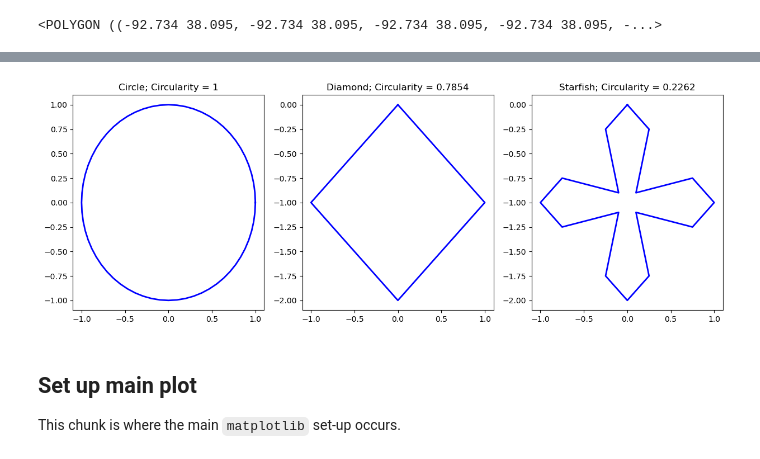
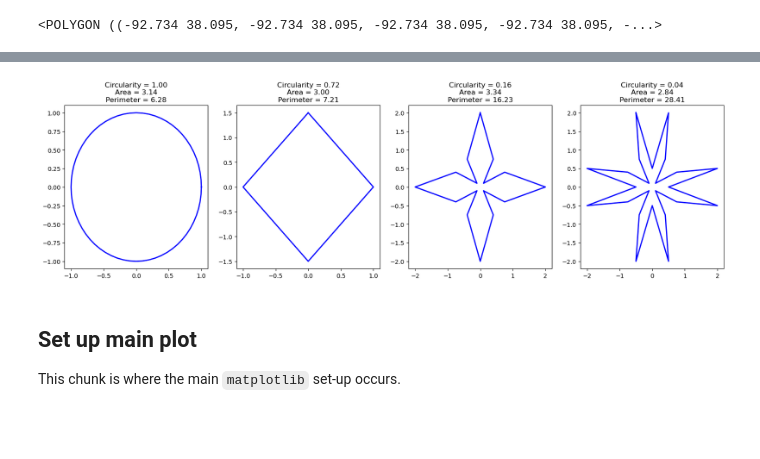
Before and after one commit to DOI-USGS/vizlab-chart-challenge-23, a Jupyter notebook: 11_circular_jhariharan/empty_template_script.ipynb, the cells around one changed output, grey strips where cells are left out. Cells and saved outputs as stored; diff of their text form; code cells hidden in the pictures; blank space fills up the shorter version.

```diff
--- a/11_circular_jhariharan/empty_template_script.ipynb
+++ b/11_circular_jhariharan/empty_template_script.ipynb
@@ -212,27 +213,33 @@ plt.show()
-# %%
-# define the shapes
-circle = Point(0, 0).buffer(1)
-diamond = Polygon([(0, 0), (0.5, -0.5), (1, -1), (0.5, -1.5), (0, -2), (-0.5, -1.5), (-1, -1), (-0.5, -0.5)])
-starfish = Polygon([(0, 0), (0.25, -0.25), (0.1, -0.9), (0.75, -0.75), (1, -1), (0.75, -1.25), (0.1, -1.1), (0.25, -1.75), (0, -2), (-0.25, -1.75), (-0.1, -1.1), (-0.75, -1.25), (-1, -1), (-0.75, -0.75), (-0.1, -0.9), (-0.25, -0.25)])
-# plot the shapes
-fig, ax = plt.subplots(1, 3, figsize=(15, 5))
-# plot the circle
-x, y = circle.exterior.xy
-ax[0].plot(x, y, color="blue", linewidth=2)
-ax[0].set_title("Circle; Circularity = 1")
-# plot the diamond
-x, y = diamond.exterior.xy
-ax[1].plot(x, y, color="blue", linewidth=2)
-diamond_circularity = 4 * np.pi * diamond.area / diamond.length**2
-ax[1].set_title(f"Diamond; Circularity = {diamond_circularity:.4f}")
-# plot the starfish
-x, y = starfish.exterior.xy
-ax[2].plot(x, y, color="blue", linewidth=2)
-starfish_circularity = 4 * np.pi * starfish.area / starfish.length**2
-ax[2].set_title(f"Starfish; Circularity = {starfish_circularity:.4f}")
-plt.show()
-# %% [output]
-[figure, removed]
+# %%
+# define the shapes
+circle = Point(0, 0).buffer(1)
+diamond = Polygon([(0, 1.5), (0.5, 0.75), (1, 0.0), (0.5, -0.75), (0, -1.5), (-0.5, -0.75), (-1, 0.0), (-0.5, 0.75)])
+cross = Polygon([(0, 2.0), (0.4, 0.75), (0.1, 0.1), (0.75, 0.4), (2, 0.0), (0.75, -0.4), (0.1, -0.1), (0.4, -0.75), (0, -2), (-0.4, -0.75), (-0.1, -0.1), (-0.75, -0.4), (-2, 0.0), (-0.75, 0.4), (-0.1, 0.1), (-0.4, 0.75)])
+complex = Polygon([(-0.5, 2.0), (0.0, 0.5), (0.5, 2.0), (0.4, 0.75), (0.1, 0.1), (0.75, 0.4), (2, 0.5), (0.5, 0.0), (2, -0.5), (0.75, -0.4), (0.1, -0.1), (0.4, -0.75), (0.5, -2), (0, -0.5), (-0.5, -2), (-0.4, -0.75), (-0.1, -0.1), (-0.75, -0.4), (-2, -0.5), (-0.5, 0.0), (-2, 0.5), (-0.75, 0.4), (-0.1, 0.1), (-0.4, 0.75)])
+# plot the shapes
+fig, ax = plt.subplots(1, 4, figsize=(20, 5))
+# plot the circle
+x, y = circle.exterior.xy
+ax[0].plot(x, y, color="blue", linewidth=2)
+ax[0].set_title(f"Circularity = 1.00\nArea = {circle.area:.2f}\nPerimeter = {circle.length:.2f}")
+# plot the cross
+x, y = diamond.exterior.xy
+ax[1].plot(x, y, color="blue", linewidth=2)
+diamond_circularity = 4 * np.pi * diamond.area / diamond.length**2
+ax[1].set_title(f"Circularity = {diamond_circularity:.2f}\nArea = {diamond.area:.2f}\nPerimeter = {diamond.length:.2f}")
+# plot the cross
+x, y = cross.exterior.xy
+ax[2].plot(x, y, color="blue", linewidth=2)
+cross_circularity = 4 * np.pi * cross.area / cross.length**2
+ax[2].set_title(f"Circularity = {cross_circularity:.2f}\nArea = {cross.area:.2f}\nPerimeter = {cross.length:.2f}")
+# plot the complex shape
+x, y = complex.exterior.xy
+ax[3].plot(x, y, color="blue", linewidth=2)
+complex_circularity = 4 * np.pi * complex.area / complex.length**2
+ax[3].set_title(f"Circularity = {complex_circularity:.2f}\nArea = {complex.area:.2f}\nPerimeter = {complex.length:.2f}")
+plt.show()
+# %% [output]
+[figure, added]
 # %% [markdown]
 ## Set up main plot
 
```
Also changed, not shown: parts of 4 cells of this notebook.
